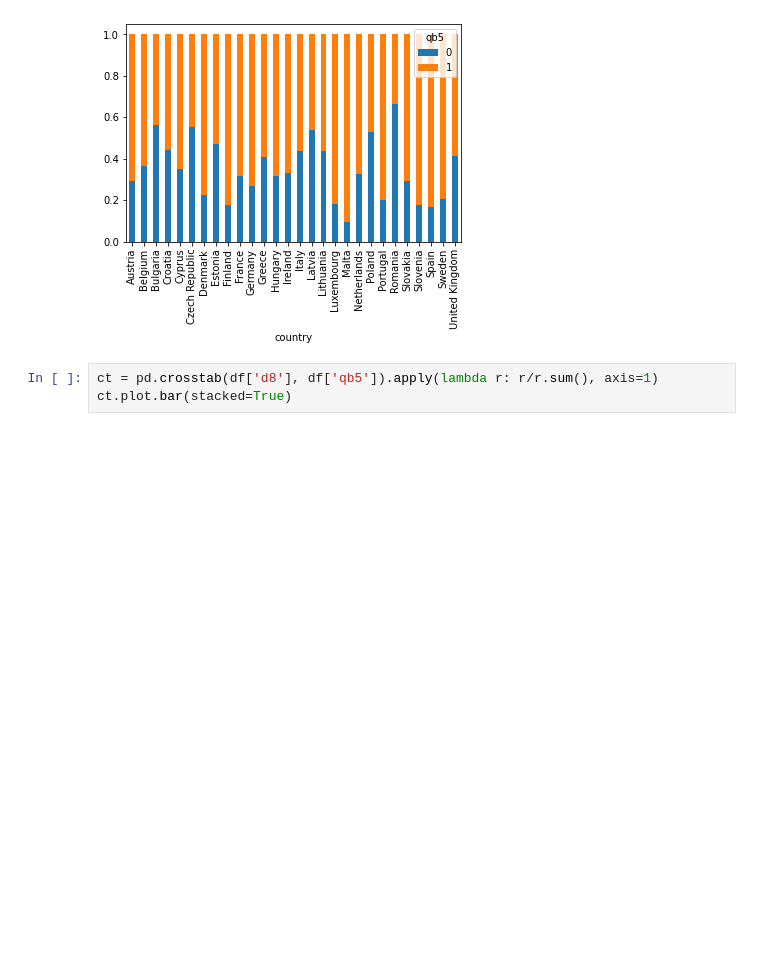
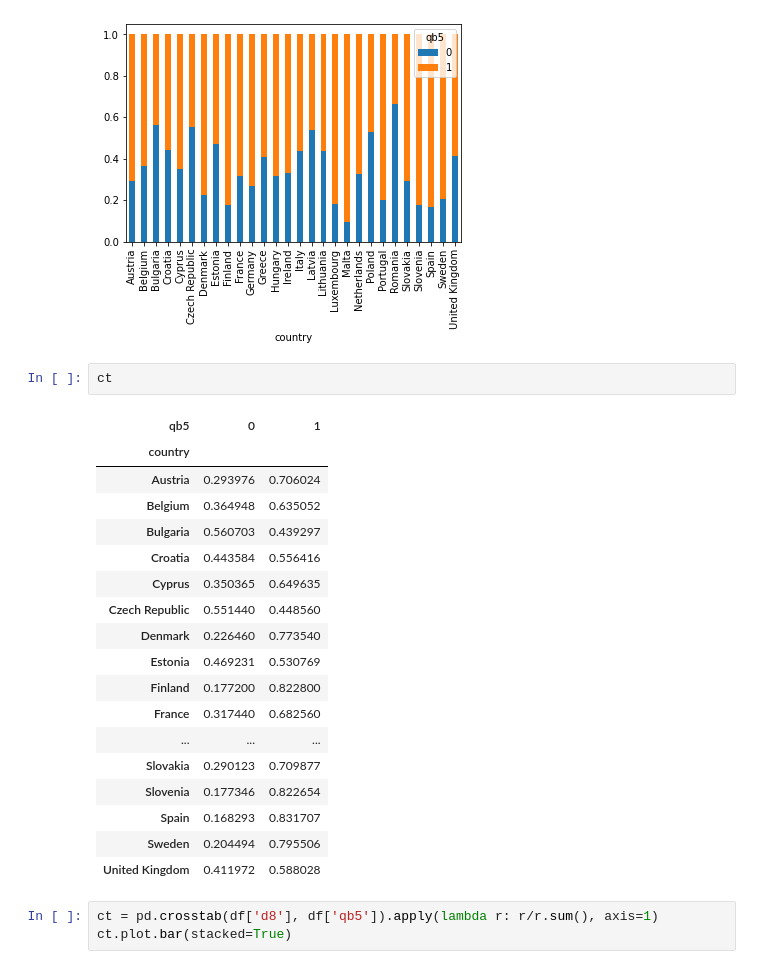
Before and after one commit to claudiagiuspoli/pro-environmental-behaviour, a Jupyter notebook: interpretation.ipynb, the cells around one changed output. Cells and saved outputs as stored; diff of their text form; blank space fills up the shorter version.

```diff
--- a/interpretation.ipynb
+++ b/interpretation.ipynb
@@ -78,6 +78,27 @@ ct.plot.bar(stacked=True)
 # %% [output]
 <matplotlib.axes._subplots.AxesSubplot at 0x...>
 [figure]
+# %%
+ct
+# %% [output]
+| qb5 | 0 | 1 |
+| country |  |  |
+| Austria | 0.293976 | 0.706024 |
+| Belgium | 0.364948 | 0.635052 |
+| Bulgaria | 0.560703 | 0.439297 |
+| Croatia | 0.443584 | 0.556416 |
+| Cyprus | 0.350365 | 0.649635 |
+| Czech Republic | 0.551440 | 0.448560 |
+| Denmark | 0.226460 | 0.773540 |
+| Estonia | 0.469231 | 0.530769 |
+| Finland | 0.177200 | 0.822800 |
+| France | 0.317440 | 0.682560 |
+| ... | ... | ... |
+| Slovakia | 0.290123 | 0.709877 |
+| Slovenia | 0.177346 | 0.822654 |
+| Spain | 0.168293 | 0.831707 |
+| Sweden | 0.204494 | 0.795506 |
+| United Kingdom | 0.411972 | 0.588028 |
 # %%
 ct = pd.crosstab(df['d8'], df['qb5']).apply(lambda r: r/r.sum(), axis=1)
 ct.plot.bar(stacked=True)
```
Also changed, not shown: parts of 6 cells of this notebook, 6 other files.
